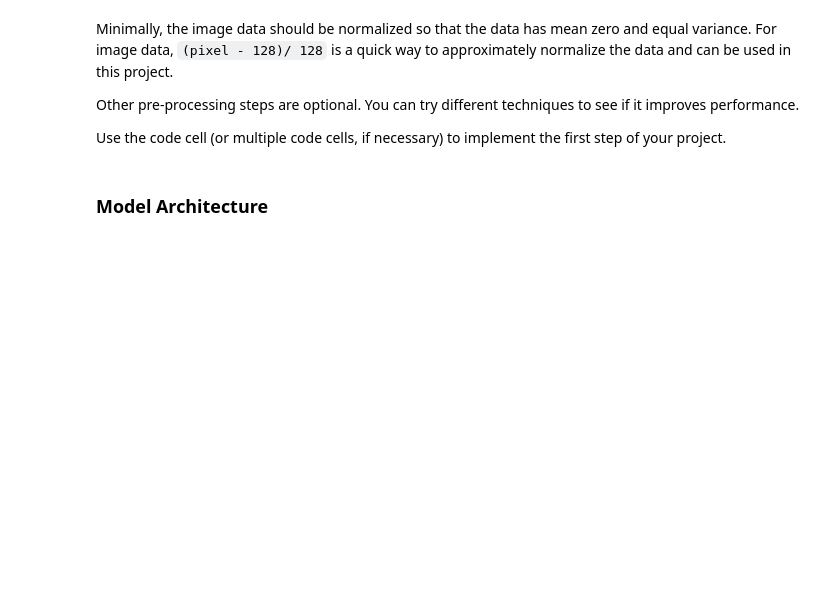
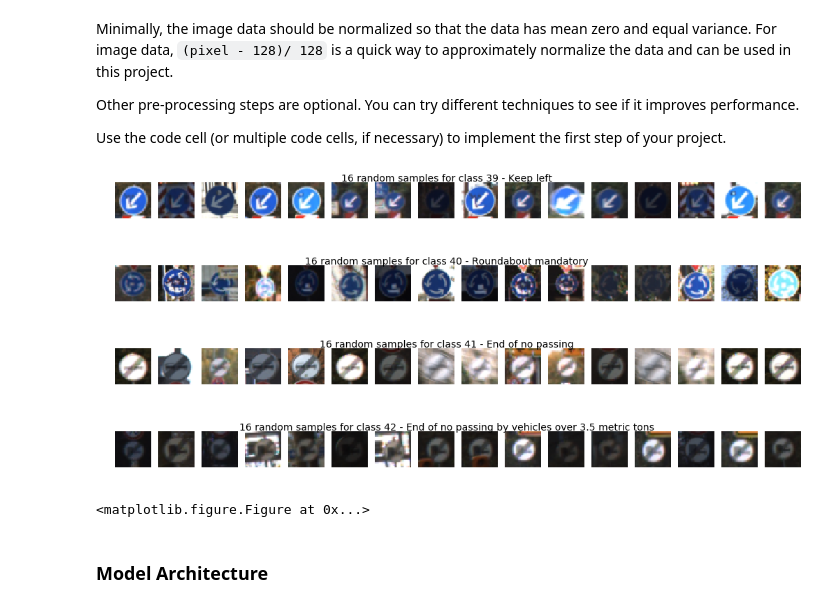
Before and after one commit to MaxEtzo/SDC-Traffic-Signs-Classifier, a Jupyter notebook: Traffic_Sign_Classifier.ipynb, the cells around one changed output. Cells and saved outputs as stored; diff of their text form; code cells hidden in the pictures; blank space fills up the shorter version.

```diff
--- a/Traffic_Sign_Classifier.ipynb
+++ b/Traffic_Sign_Classifier.ipynb
@@ -152,3 +292,16 @@ X_valid = normalize_feature(X_valid)
+# %%
+#random_img(max_class)
+#random_img(min_class)
+#random_img(13)
+#random_img(29)
+for i in range(4):
+    random_img(i+39)
+# %% [output]
+[figure, added]
+[figure, added]
+[figure, added]
+[figure, added]
+<matplotlib.figure.Figure at 0x...>
 # %% [markdown]
 ### Model Architecture
 # %%
```
Also changed, not shown: parts of 16 cells of this notebook.
